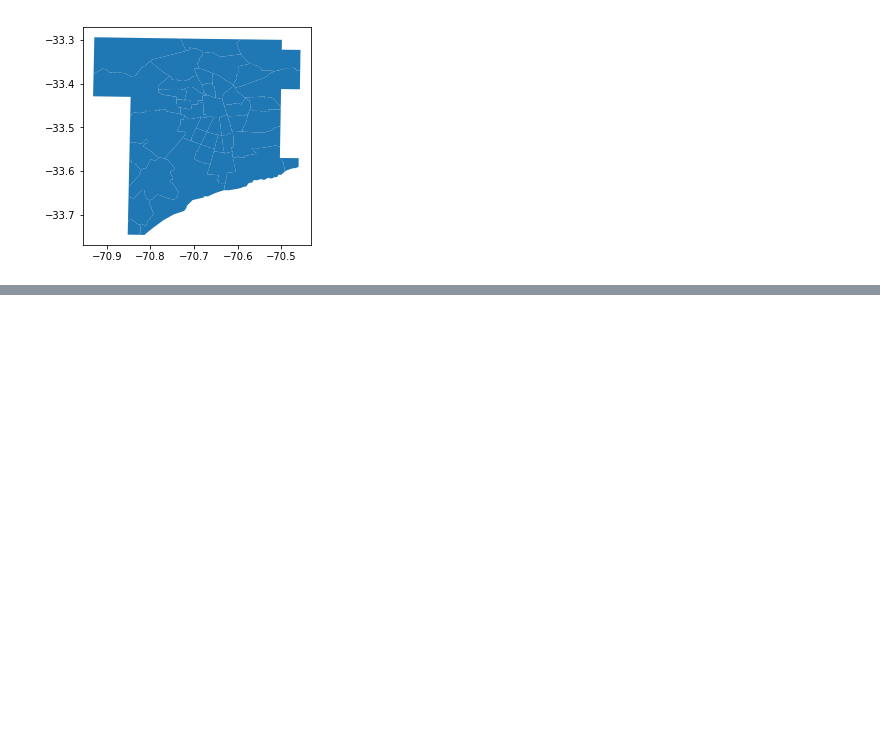
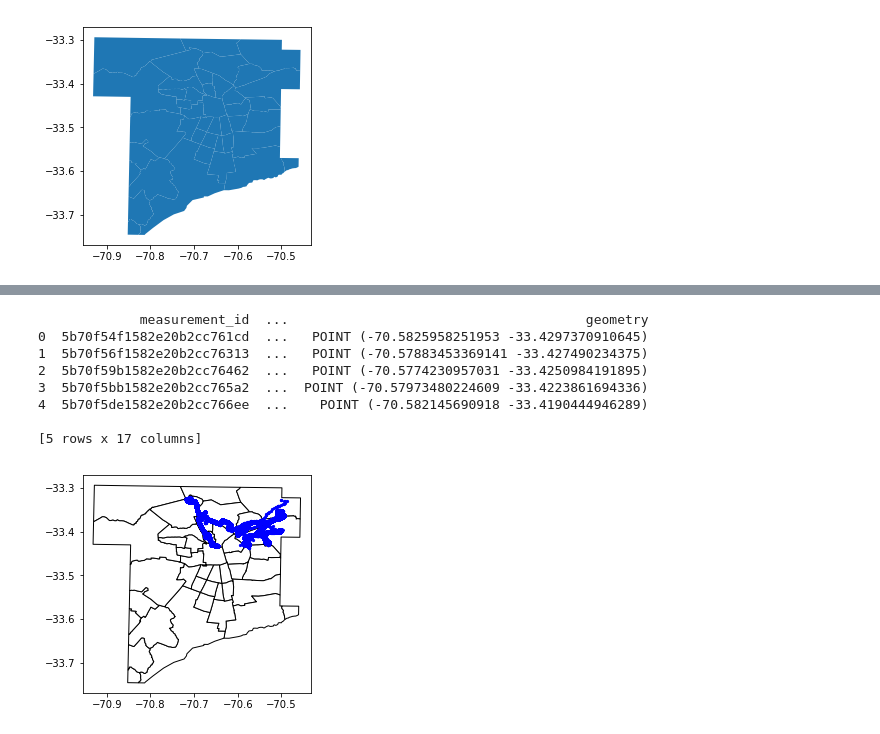
Before and after one commit to fcanessa2/Fernanda-Canessa, a Jupyter notebook: Lab10.ipynb, the cells around one changed output, grey strips where cells are left out. Cells and saved outputs as stored; diff of their text form; code cells hidden in the pictures; blank space fills up the shorter version.

```diff
--- a/Lab10.ipynb
+++ b/Lab10.ipynb
@@ -85,0 +89,16 @@ plt.show()
+# %%
+# MISION 4
+
+import pandas as pd
+import matplotlib.pyplot as plt
+import seaborn as sns
+import numpy as np
+
+df = pd.read_csv('emisiones1s.csv', sep=',')
+df.head(5)
+
+def mision4(line_code, direction):
+    df1 =df.loc[(df["direction"]==direction) & (df["line_code"]==line_code)]
+    return df1
+
+display(mision4("C01", "I"))
@@ -85,0 +124,21 @@ plt.show()
+# %%
+# MISION 5
+#https://geopandas.readthedocs.io/en/latest/gallery/create_geopandas_from_pandas.html
+gdf = gpd.GeoDataFrame(df, geometry=gpd.points_from_xy(df.longitude, df.latitude))
+gdf.head()
+
+fig, ax = plt.subplots()
+ax.set_aspect('equal')
+zones.plot(ax=ax, color='white', edgecolor='black')
+gdf.plot(ax=ax, marker='o', color='blue', markersize=5)
+plt.show()
+# %% [output]
+             measurement_id  ...                                      geometry
+0  5b70f54f1582e20b2cc761cd  ...   POINT (-70.5825958251953 -33.4297370910645)
+1  5b70f56f1582e20b2cc76313  ...   POINT (-70.57883453369141 -33.427490234375)
+2  5b70f59b1582e20b2cc76462  ...   POINT (-70.5774230957031 -33.4250984191895)
+3  5b70f5bb1582e20b2cc765a2  ...  POINT (-70.57973480224609 -33.4223861694336)
+4  5b70f5de1582e20b2cc766ee  ...    POINT (-70.582145690918 -33.4190444946289)
+
+[5 rows x 17 columns]
+[figure, added]
```
Also changed, not shown: parts of 4 cells of this notebook.
